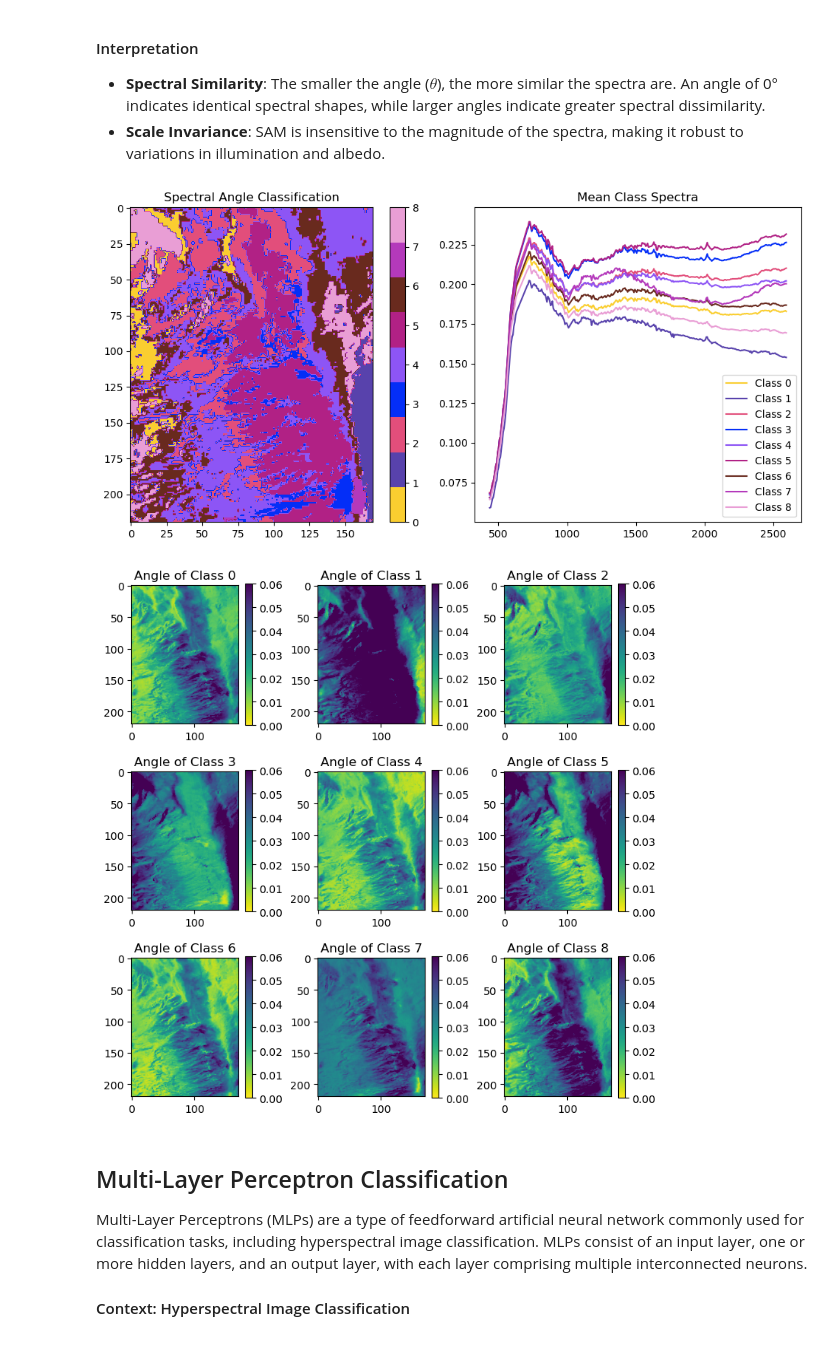
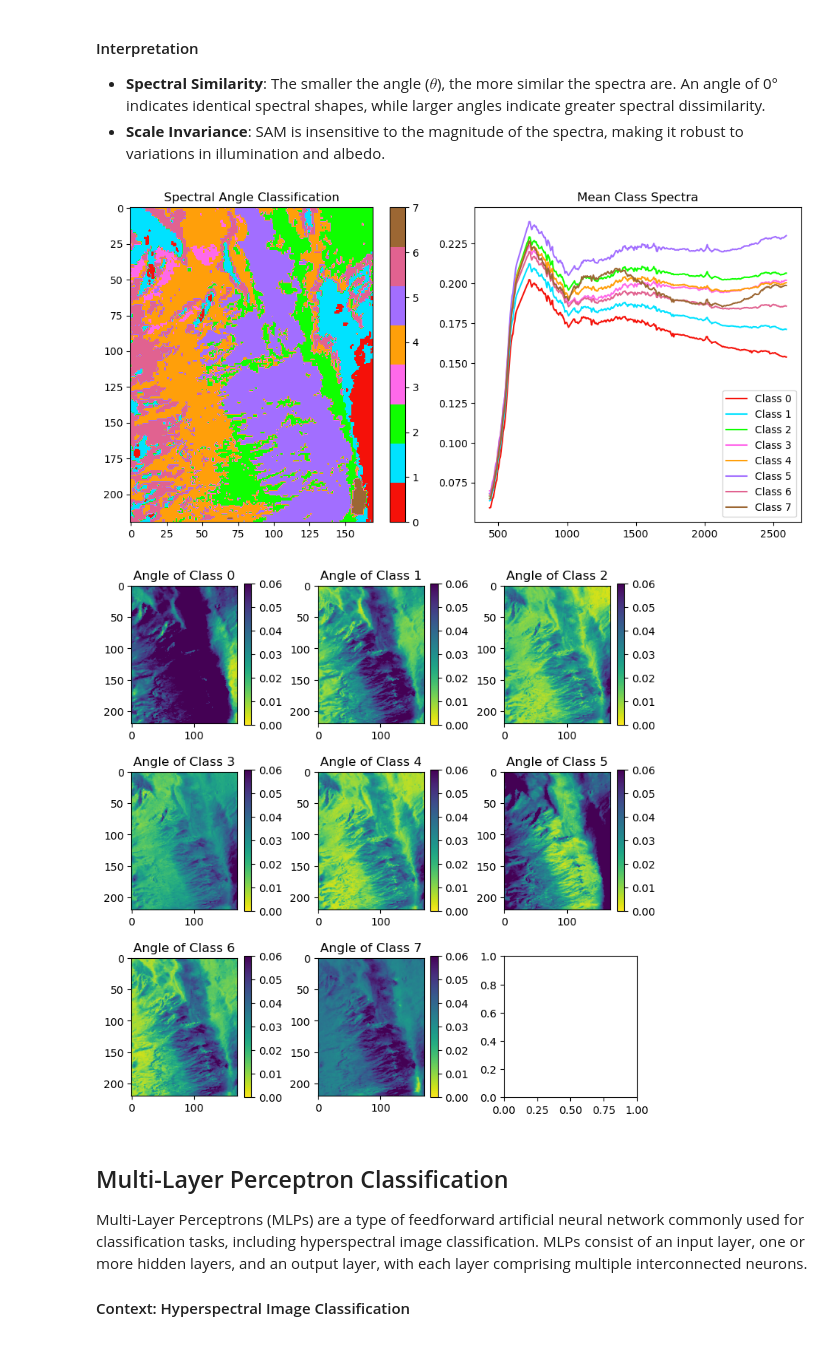
Before and after one commit to Michael-S-Phillips/spectral_hourglass, a Jupyter notebook: spectral_hourglass.ipynb, the cells around one changed output. Drawn from its saved outputs; the diff is of its cells as text; code cells hidden in the pictures.

```diff
--- a/spectral_hourglass.ipynb
+++ b/spectral_hourglass.ipynb
@@ -595,7 +576,7 @@ python nd_visualizer.py
 # %%
 import json
 import pandas as pd
-file_path = '/Users/phillipsm/Documents/Teaching/RemoteSensing551/2024/Labs/code/ppi_vectors_selected_gt200.json'
+file_path = '/Users/phillipsm/Documents/Teaching/RemoteSensing551/2024/Labs/code/ppi_vectors_gt2.json'
 with open(file_path, 'rb') as file:
     endmember_groups = json.load(file)
 
@@ -719,36 +700,36 @@ for i, c in enumerate(edf.keys()):
 my_cmap = ListedColormap(colors)
 
 # Show the classification result
 fig, ax = plt.subplots(1,2,figsize=(10,5))
 im_plot = ax[0].imshow(classification, cmap=my_cmap)
 fig.colorbar(im_plot, ax=ax[0])
 ax[0].set_title('Spectral Angle Classification')
 for color_, spec, name in zip(colors, avg_spec, edf.keys()):
     ax[1].plot(band_centers_crop, spec, color = np.array(color_), label=name)
 ax[1].legend()
 ax[1].set_title('Mean Class Spectra')
 plt.tight_layout()
 plt.show()
 
 # Plot the spectral angle maps
 class_labels = list(edf.keys())
 # Create spectral angle maps
 angle_maps = {}
 for i, label in enumerate(class_labels):
     angle_maps[label] = angles[:, :, i]
 
-num_rows = np.floor(len(class_labels)**0.5).astype(int)
+num_rows = np.ceil(len(class_labels)**0.5).astype(int)
 num_cols = np.ceil(len(class_labels)**0.5).astype(int)
 fig, axes = plt.subplots(num_rows, num_cols, figsize=(num_cols*2.5, num_rows*2.5))
 for ax, (label, angle_map) in zip(axes.ravel(), angle_maps.items()):
     im = ax.imshow(angle_map, cmap='viridis_r', vmin=0, vmax=0.06)
     ax.set_title(f'Angle of {label}')
     plt.colorbar(im, ax=ax)
 plt.tight_layout()
 plt.show()
 # %% [output]
-[figure, old version]
+[figure, new version]
-[figure, old version]
+[figure, new version]
 # %% [markdown]
 ## Multi-Layer Perceptron Classification
 Multi-Layer Perceptrons (MLPs) are a type of feedforward artificial neural network commonly used for classification tasks, including hyperspectral image classification. MLPs consist of an input layer, one or more hidden layers, and an output layer, with each layer comprising multiple interconnected neurons.
```
Also changed, not shown: parts of 11 cells of this notebook, 2 other files.
